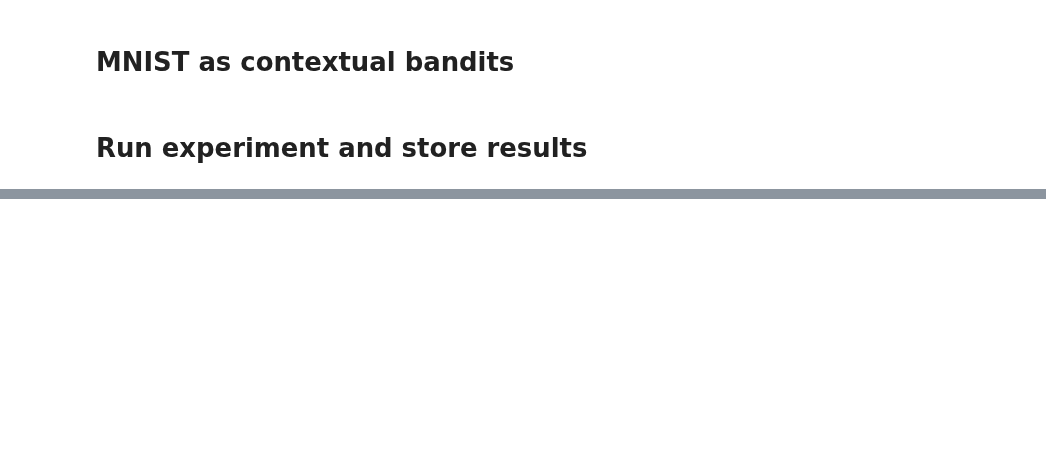
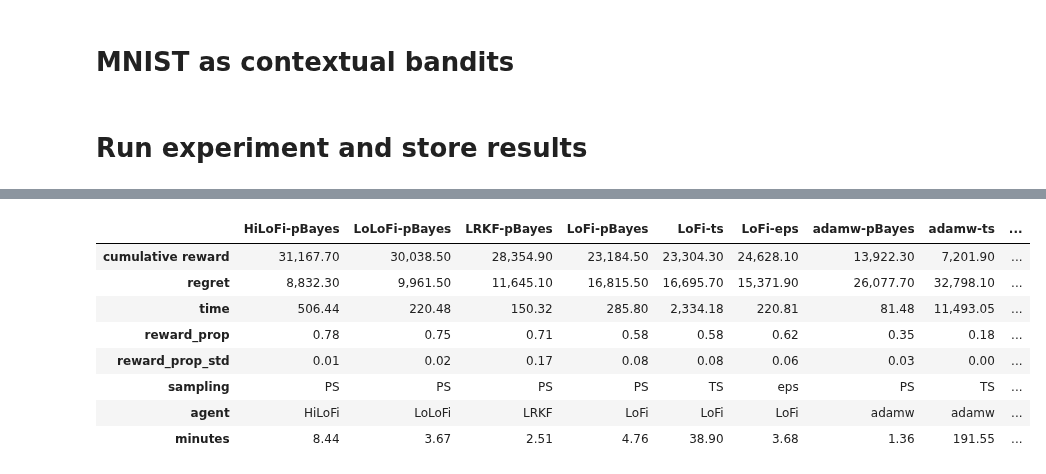
Before and after one commit to gerdm/low-rank-last-layer-inference, a Jupyter notebook: experiments/07-mnist-bandit-new.ipynb, the cells around one changed output, grey strips where cells are left out. Saved outputs shown, nothing was run; the diff lists cells and outputs as text; code cells hidden in the pictures; blank space fills up the shorter version.

```diff
--- a/experiments/07-mnist-bandit-new.ipynb
+++ b/experiments/07-mnist-bandit-new.ipynb
@@ -18,7 +25,7 @@ import matplotlib.pyplot as plt
 # %%
 import seaborn as sns
 # %%
-pd.set_option("display.float_format", lambda x: format(x, "0,.4f"))
+pd.set_option("display.float_format", lambda x: format(x, "0,.2f"))
 # %%
 sns.set_palette("colorblind")
 %config InlineBackend.figure_format = "retina"
@@ -140,0 +171,12 @@ print(table.to_markdown())
+# %%
+res_methods
+# %% [output]
+|  | HiLoFi-pBayes | LoLoFi-pBayes | LRKF-pBayes | LoFi-pBayes | LoFi-ts | LoFi-eps | adamw-pBayes | adamw-ts | ... |
+| cumulative reward | 31,167.70 | 30,038.50 | 28,354.90 | 23,184.50 | 23,304.30 | 24,628.10 | 13,922.30 | 7,201.90 | ... |
+| regret | 8,832.30 | 9,961.50 | 11,645.10 | 16,815.50 | 16,695.70 | 15,371.90 | 26,077.70 | 32,798.10 | ... |
+| time | 506.44 | 220.48 | 150.32 | 285.80 | 2,334.18 | 220.81 | 81.48 | 11,493.05 | ... |
+| reward_prop | 0.78 | 0.75 | 0.71 | 0.58 | 0.58 | 0.62 | 0.35 | 0.18 | ... |
+| reward_prop_std | 0.01 | 0.02 | 0.17 | 0.08 | 0.08 | 0.06 | 0.03 | 0.00 | ... |
+| sampling | PS | PS | PS | PS | TS | eps | PS | TS | ... |
+| agent | HiLoFi | LoLoFi | LRKF | LoFi | LoFi | LoFi | adamw | adamw | ... |
+| minutes | 8.44 | 3.67 | 2.51 | 4.76 | 38.90 | 3.68 | 1.36 | 191.55 | ... |
```
Also changed, not shown: parts of 19 cells of this notebook.
